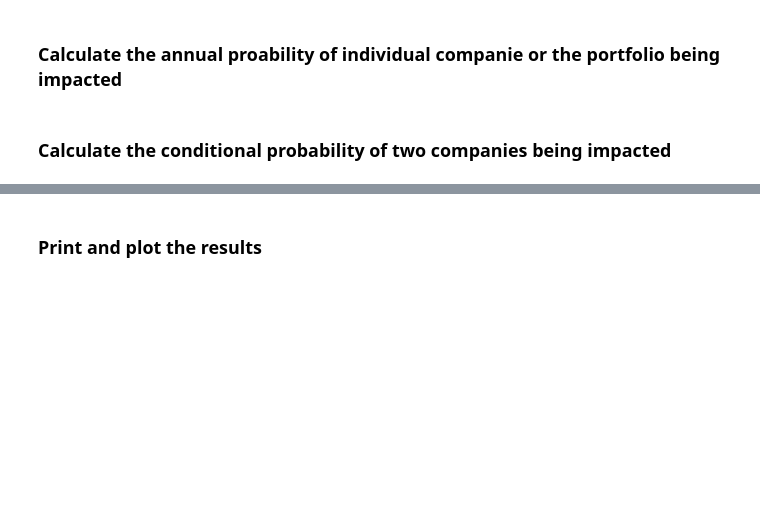
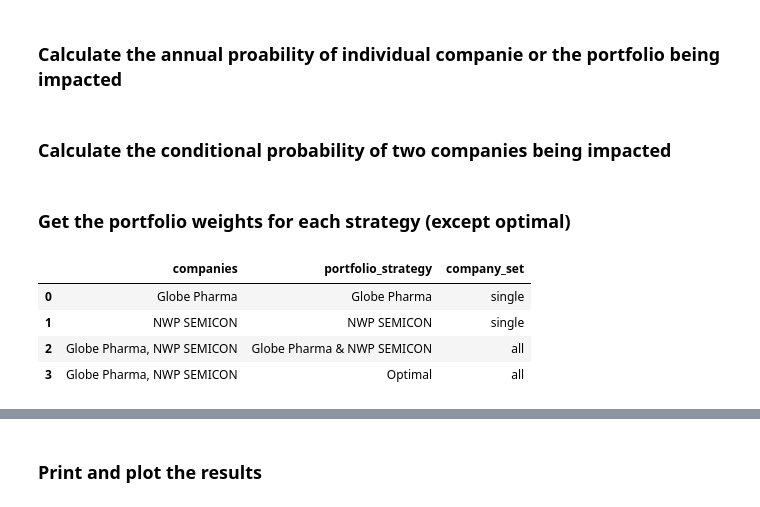
Before and after one commit to viggowat/202312_TCFD_project, a Jupyter notebook: company_analysis.ipynb, the cells around one changed output, grey strips where cells are left out. Saved outputs shown, nothing was run; the diff lists cells and outputs as text; code cells hidden in the pictures; blank space fills up the shorter version.

```diff
--- a/company_analysis.ipynb
+++ b/company_analysis.ipynb
@@ -222,7 +581,7 @@ asset_tot_value_dict = {cpny: exp_dict[cpny].gdf.value.sum() for cpny in compani
 # Calculate the impact (brutto and netto) for the current and future hazard sets
 
 # Define the impact types
-imp_types = ['gross', 'net']
+imp_types = ['Gross', 'Net']
 
 # Compute impact on historical hazard set
 imp_dict = {time_period: {imp_types[0]: {}, imp_types[1]: {}} for time_period in haz_dict.keys()} # Store the absolute impact
@@ -230,9 +589,25 @@ imp_dict = {time_period: {imp_types[0]: {}, imp_types[1]: {}} for time_period in
 # Compute the impact
 for time, haz in haz_dict.items():
     for cpny, exp in exp_dict.items():
-        # Absolute impact
-        imp_dict[time][imp_types[0]][cpny] = ImpactCalc(exp, imp_fun_set_TC, haz).impact(save_mat=False, ignore_cover=True, ignore_deductible=True)
-        imp_dict[time][imp_types[1]][cpny] = ImpactCalc(exp, imp_fun_set_TC, haz).impact(save_mat=False)
+        # Total damage
+        imp_gross = ImpactCalc(exp, imp_fun_set_TC, haz).impact(save_mat=False, ignore_cover=True, ignore_deductible=True)
+        # Amount covered by the insurance
+        imp_insurance = ImpactCalc(exp, imp_fun_set_TC, haz).impact(save_mat=False)
+        # Calculate the uninsured amount
+        imp_uninsured = copy.deepcopy(imp_gross)
+        imp_uninsured.at_event = imp_gross.at_event - imp_insurance.at_event
+        # Calculate the deductible
+        imp_exc_cover = ImpactCalc(exp, imp_fun_set_TC, haz).impact(save_mat=False, ignore_cover=True)
+        imp_deductible = copy.deepcopy(imp_exc_cover)
+        imp_deductible.at_event = imp_gross.at_event - imp_deductible.at_event
+        # Calculate the net impact
+        imp_net = copy.deepcopy(imp_gross)
+        imp_net.at_event = imp_uninsured.at_event + imp_deductible.at_event
+
+        # Store the gross impact
+        imp_dict[time][imp_types[0]][cpny] = imp_gross
+        # Store the net impact
+        imp_dict[time][imp_types[1]][cpny] = imp_uninsured # imp_uninsured
 # %% [markdown]
 # Event loss tables
 # %% [markdown]
@@ -372,3 +749,5 @@ for time, conditional_prob_df in conditional_prob_dict.items():
         for cpny_2 in companies:
             # Calculate the conditional probability of a company being hit given that another company was hit
             conditional_prob_dict[time].loc[cpny_1, cpny_2] = (imp_per_year_dict[time][imp_types[0]][[cpny_1, cpny_2]] > 0).all(axis=1).sum() / (imp_per_year_dict[time][imp_types[0]][cpny_1] > 0).sum()*100
+# %% [markdown]
+### Get the portfolio weights for each strategy (except optimal)
@@ -374,0 +761,13 @@ for time, conditional_prob_df in conditional_prob_dict.items():
+# %%
+# Create the DataFrame
+port_strat_df = pd.DataFrame({'companies': [', '.join(cpny) if len(cpny) > 1 else cpny[0] for cpny in port_strat_dict.values()],
+                              'portfolio_strategy': list(port_strat_dict.keys()),
+                              'company_set': ['single' if len(cpny) == 1 else 'subset' if len(cpny) < len(companies) else 'all' for cpny in port_strat_dict.values()]})
+
+port_strat_df
+# %% [output]
+|  | companies | portfolio_strategy | company_set |
+| 0 | Globe Pharma | Globe Pharma | single |
+| 1 | NWP SEMICON | NWP SEMICON | single |
+| 2 | Globe Pharma, NWP SEMICON | Globe Pharma & NWP SEMICON | all |
+| 3 | Globe Pharma, NWP SEMICON | Optimal | all |
```
Also changed, not shown: parts of 52 cells of this notebook.
